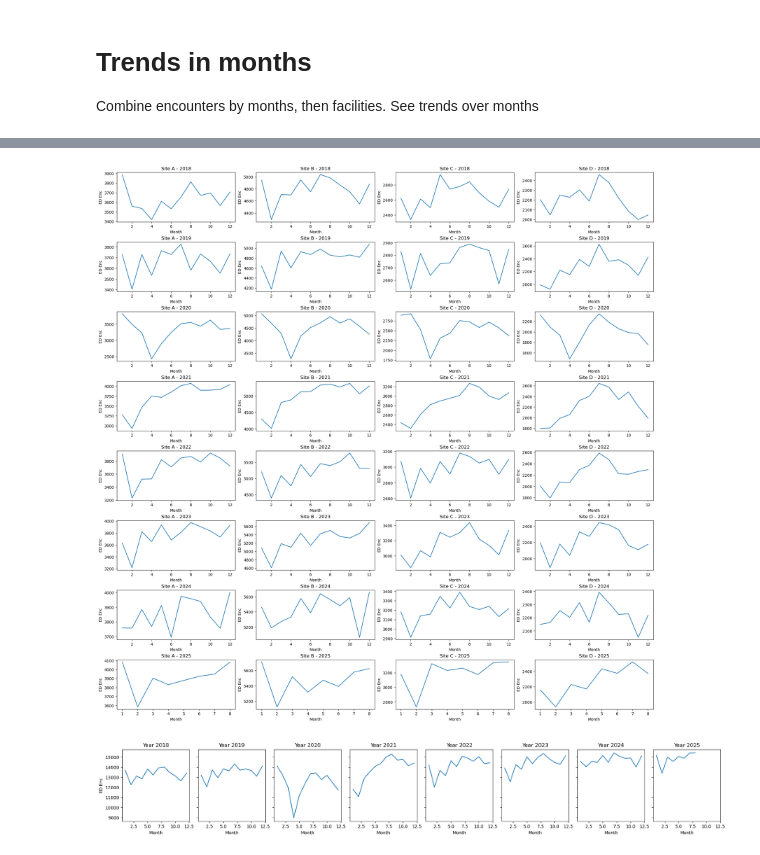
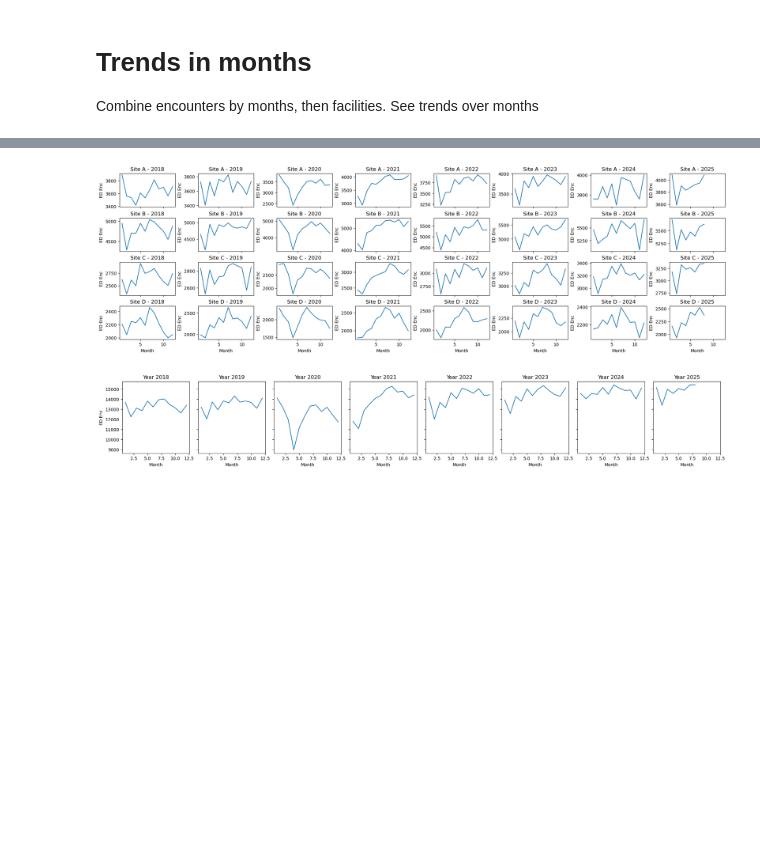
Before and after one commit to southdakotamines-datascience/dsu-no-sleep, a Jupyter notebook: explore.ipynb, the cells around one changed output, grey strips where cells are left out. Saved outputs shown, nothing was run; the diff lists cells and outputs as text; code cells hidden in the pictures; blank space fills up the shorter version.

Commit message:
flipped a graph

```diff
--- a/explore.ipynb
+++ b/explore.ipynb
@@ -125,22 +125,22 @@ shape: (5, 5)
 # %%
 import seaborn as sns
 import matplotlib.pyplot as plt
 
 # for each year (2018-2025), create a line plot of monthly ED Enc for each site
 # 8 years, 4 sites
-fig, axes = plt.subplots(8, 4, layout="constrained", figsize=(20, 20))
+fig, axes = plt.subplots(4, 8, layout="constrained", figsize=(20, 6), sharex=True)
 
 for i, year in enumerate(range(2018, 2026)):
     for j, site in enumerate(['A', 'B', 'C', 'D']):
         sns.lineplot(data=monthly_site_data.filter((pl.col('Year') == year) & (pl.col('Site') == site)),
-                     x='Month', y='ED Enc', ax=axes[i, j])
-        axes[i, j].set_title(f'Site {site} - {year}')
-        axes[i, j].set_xlabel('Month')
-        axes[i, j].set_ylabel('ED Enc')
+                     x='Month', y='ED Enc', ax=axes[j, i])
+        axes[j, i].set_title(f'Site {site} - {year}')
+        axes[j, i].set_xlabel('Month')
+        axes[j, i].set_ylabel('ED Enc')
 
 plt.show()
 # %% [output]
-[figure, old version]
+[figure, new version]
 # %%
 fig, axes = plt.subplots(1, 8, layout="constrained", figsize=(20, 3), sharex=True, sharey=True)
 
```
Also changed, not shown: parts of 1 cell of this notebook.
